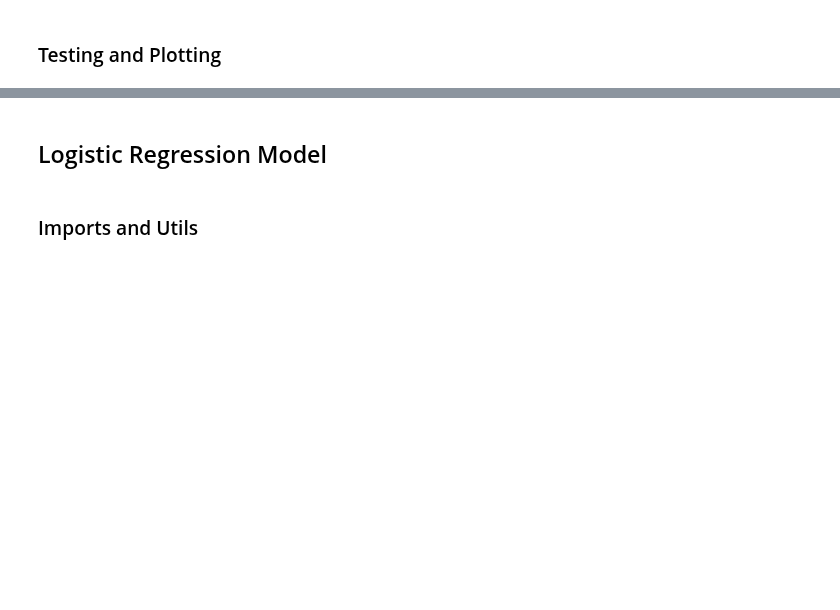
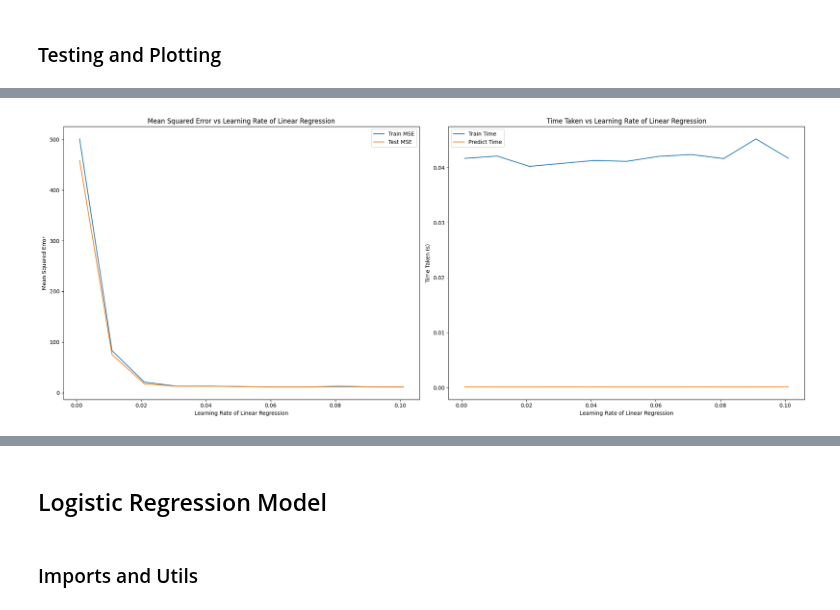
Before and after one commit to Demolus13/Machine-Learning-Models, a Jupyter notebook: Linear & Logistic Regression/ModelLR.ipynb, the cells around one changed output, grey strips where cells are left out. Saved outputs shown, nothing was run; the diff lists cells and outputs as text; code cells hidden in the pictures; blank space fills up the shorter version.

```diff
--- a/Linear & Logistic Regression/ModelLR.ipynb
+++ b/Linear & Logistic Regression/ModelLR.ipynb
@@ -280,0 +308,33 @@ Test MSE: 11.610190391540527
+# %%
+# Train the model with different hyperparameters
+Metrics = {}
+Costs = {}
+for lr in np.arange(0.001, 0.111, 0.01):
+    print(f"Linear Regression with learning rate {round(lr, 3)}")
+
+    # Defining the model for Linear Regression
+    model = LinearRegression(in_features=X_train.shape[1], out_features=1, learning_rate=lr).to(device)
+    start = time()
+    cost = model.fit(X_train, Y_train, epochs=100)
+    end = time()
+    train_time = end - start
+
+    # Calculating the metrics
+    Y_pred = model.predict(X_train).detach()
+    train_mse = mean_squared_error(Y_train.cpu(), Y_pred.cpu())
+    start = time()
+    Y_pred = model.predict(X_test).detach()
+    end = time()
+    predict_time = end - start
+    test_mse = mean_squared_error(Y_test.cpu(), Y_pred.cpu())
+
+    # Storing the metrics
+    Metrics[lr] = {"Train MSE": train_mse, "Test MSE": test_mse, "Train Time": train_time, "Predict Time": predict_time}
+    Costs[lr] = cost
+    print(f"Train MSE: {round(train_mse, 3)}")
+    print(f"Test MSE: {round(test_mse, 3)}")
+
+    print("\n------------------------------------------------------------\n")
+
+Metrics = pd.DataFrame(Metrics).T
+Costs = pd.DataFrame(Costs)
@@ -280,0 +359,5 @@ Test MSE: 11.610190391540527
+# %%
+# Plotting the metrics
+plot_metrics(Metrics, 'Learning Rate')
+# %% [output]
+[figure, added]
```
Also changed, not shown: parts of 11 cells of this notebook, 1 other file.
